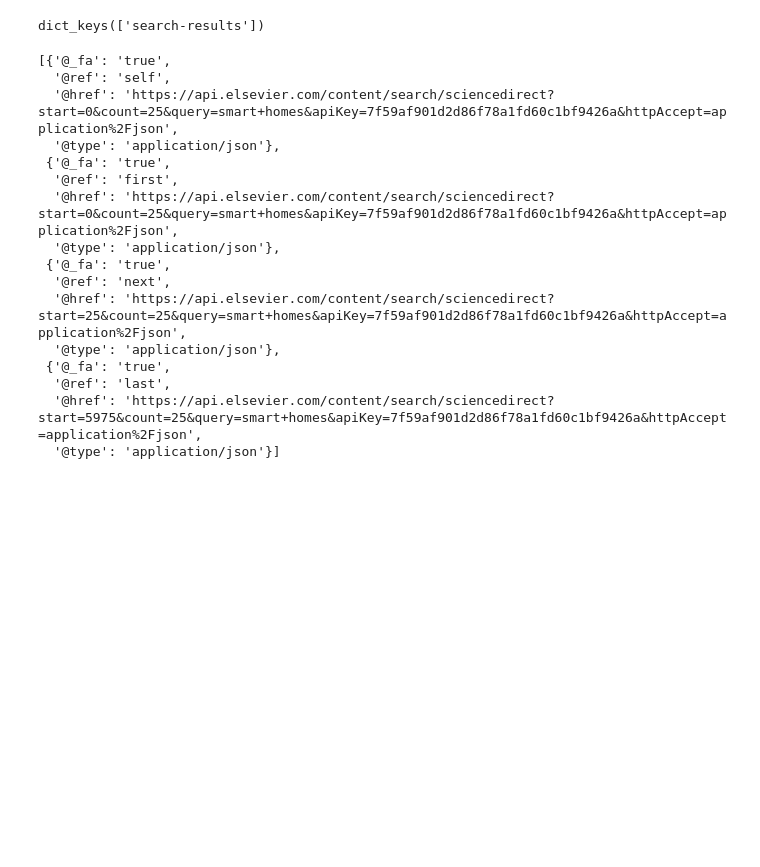
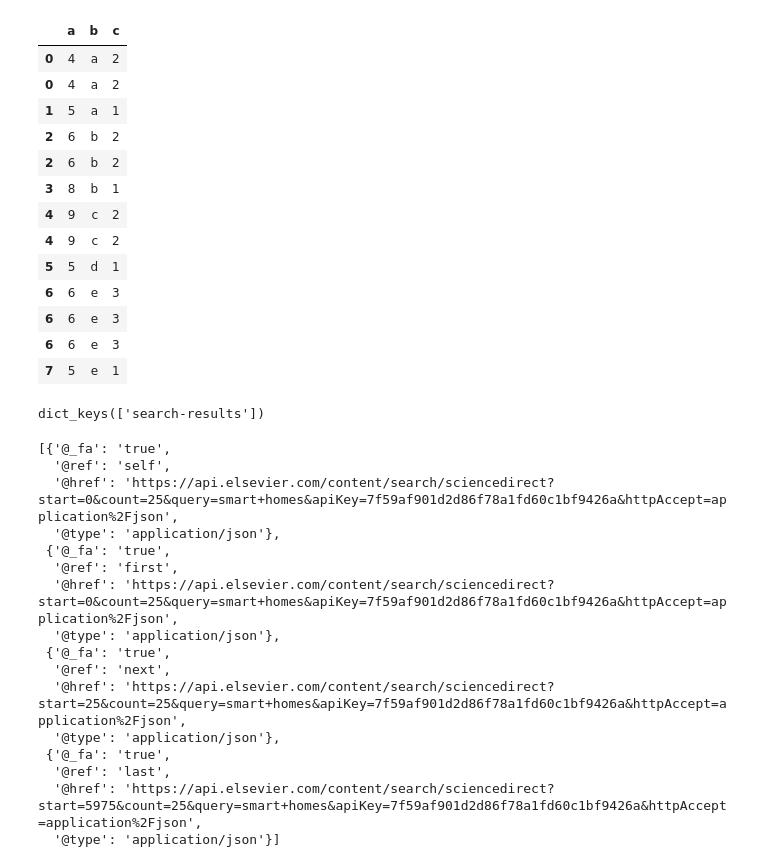
Before and after one commit to newtein/health_outcomes, a Jupyter notebook: Untitled.ipynb, the cells around one changed output. Saved outputs shown, nothing was run; the diff lists cells and outputs as text; code cells hidden in the pictures; blank space fills up the shorter version.

```diff
--- a/Untitled.ipynb
+++ b/Untitled.ipynb
@@ -3,0 +25,5 @@ import pandas as pd
+# %%
+t = []
+
+for index, row in df.iterrows():
+    t.append(row.tolist())
@@ -4,2 +59,28 @@ import pandas as pd
+# %%
+t = []
+for index, row in df.iterrows():
+    weight = int(row['c'])
+    row_t = []
+    for j in range(weight):
+        row_t.append(row)
+    t.extend(row_t)
+    #t.extend([row] * weight)
+new_df = pd.DataFrame(data=t)
+new_df
+# %% [output]
+|  | a | b | c |
+| 0 | 4 | a | 2 |
+| 0 | 4 | a | 2 |
+| 1 | 5 | a | 1 |
+| 2 | 6 | b | 2 |
+| 2 | 6 | b | 2 |
+| 3 | 8 | b | 1 |
+| 4 | 9 | c | 2 |
+| 4 | 9 | c | 2 |
+| 5 | 5 | d | 1 |
+| 6 | 6 | e | 3 |
+| 6 | 6 | e | 3 |
+| 6 | 6 | e | 3 |
+| 7 | 5 | e | 1 |
 # %%
 s = """
```
Also changed, not shown: parts of 6 cells of this notebook, 37 other files.
